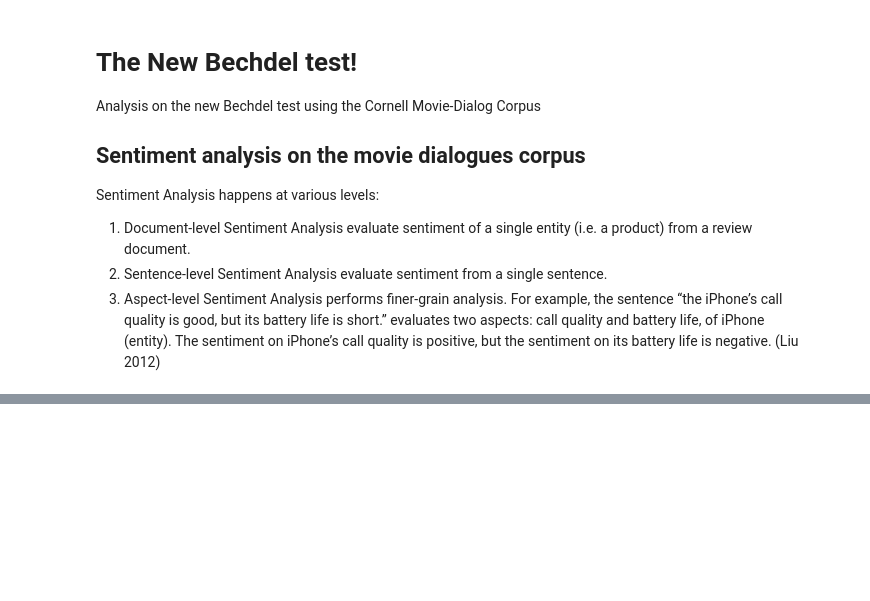
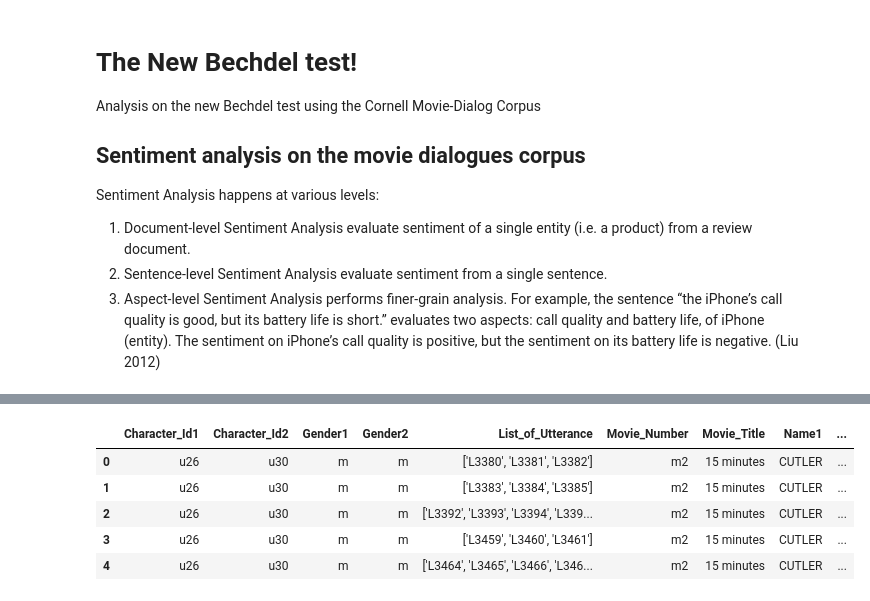
Before and after one commit to ck090/Identifying-Missing-Component-in-the-Bechdel-Test-Using-PCA, a Jupyter notebook: Sentiment_Analysis.ipynb, the cells around one changed output, grey strips where cells are left out. Saved outputs shown, nothing was run; the diff lists cells and outputs as text; code cells hidden in the pictures; blank space fills up the shorter version.

```diff
--- a/Sentiment_Analysis.ipynb
+++ b/Sentiment_Analysis.ipynb
@@ -78,0 +124,6 @@ It's Sue Ann Rogers, Betty Sizemore's friend? I heard from her.
+# %%
+new_df = pd.DataFrame(columns = ['Character_Id1', 'Character_Id2', 'Gender1',
+                                 'Gender2', 'List_of_Utterance', 'Movie_Number',
+                                 'Movie_Title', 'Name1', 'Name2'])
+new_df = new_df.append(mc1_df, ignore_index = True)
+m1_df = mcm_df.loc[mcm_df['Movie_Number'] == movie_number]
@@ -78,0 +137,9 @@ It's Sue Ann Rogers, Betty Sizemore's friend? I heard from her.
+# %%
+new_df.head()
+# %% [output]
+|  | Character_Id1 | Character_Id2 | Gender1 | Gender2 | List_of_Utterance | Movie_Number | Movie_Title | Name1 | ... |
+| 0 | u26 | u30 | m | m | ['L3380', 'L3381', 'L3382'] | m2 | 15 minutes | CUTLER | ... |
+| 1 | u26 | u30 | m | m | ['L3383', 'L3384', 'L3385'] | m2 | 15 minutes | CUTLER | ... |
+| 2 | u26 | u30 | m | m | ['L3392', 'L3393', 'L3394', 'L339... | m2 | 15 minutes | CUTLER | ... |
+| 3 | u26 | u30 | m | m | ['L3459', 'L3460', 'L3461'] | m2 | 15 minutes | CUTLER | ... |
+| 4 | u26 | u30 | m | m | ['L3464', 'L3465', 'L3466', 'L346... | m2 | 15 minutes | CUTLER | ... |
```
Also changed, not shown: parts of 21 cells of this notebook, 2 other files.
